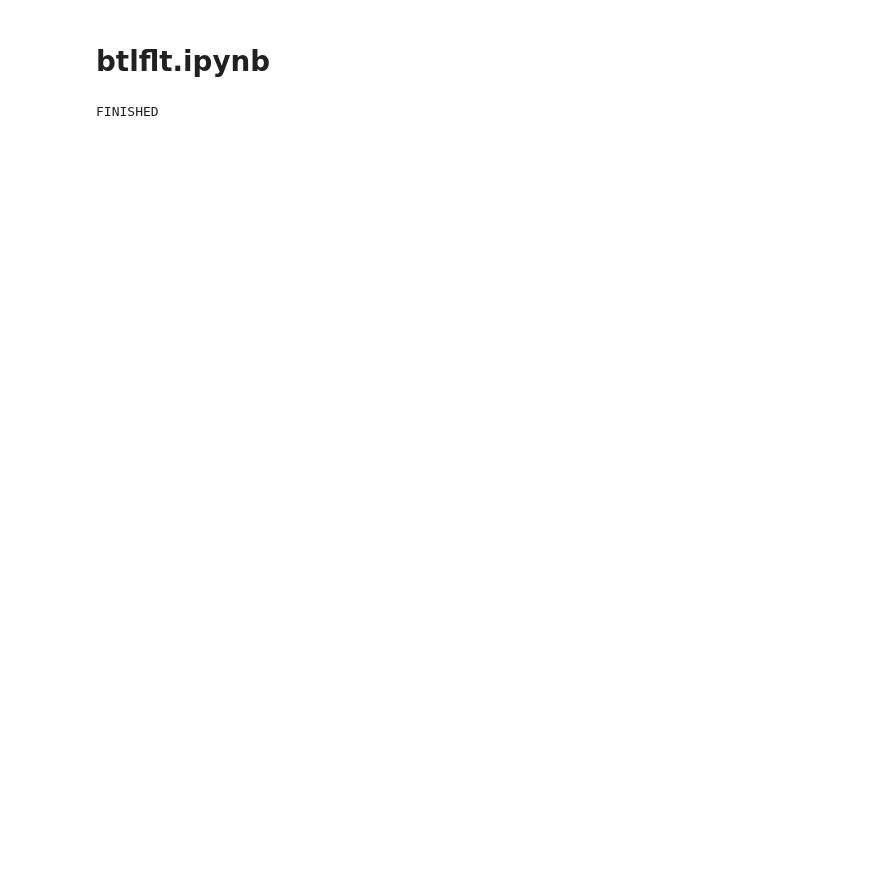
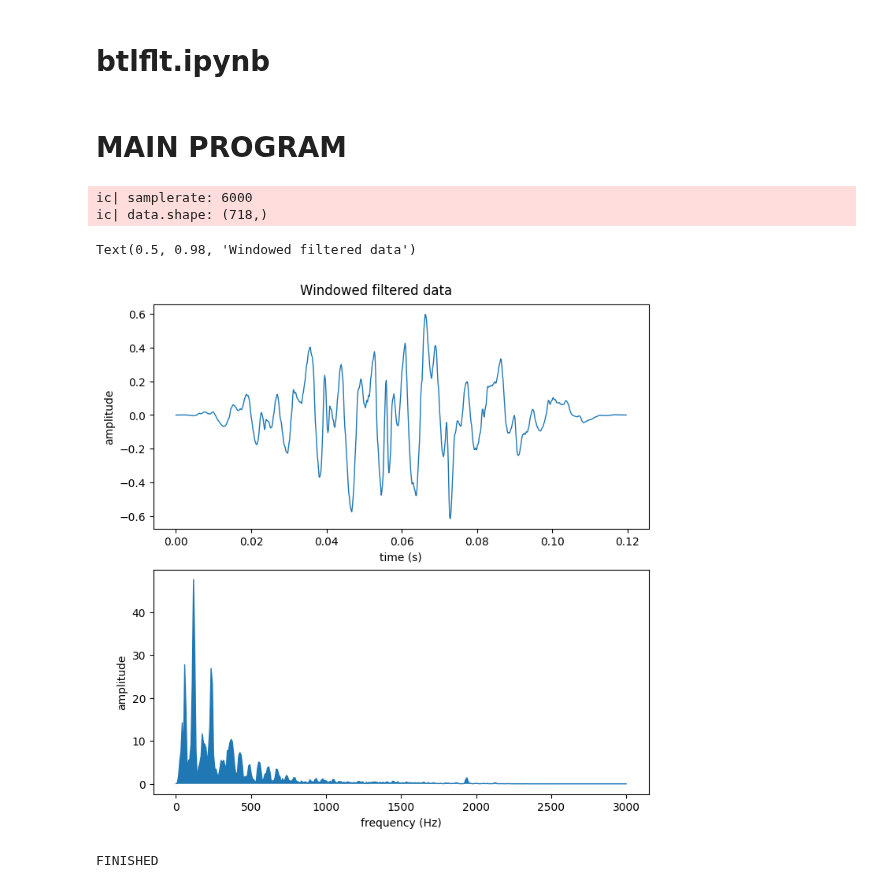
Before and after one commit to aubreymoore/beetles-in-flight, a Jupyter notebook: code/btlflt.ipynb, the cells around one changed output. Cells and saved outputs as stored; diff of their text form; code cells hidden in the pictures; blank space fills up the shorter version.

```diff
--- a/code/btlflt.ipynb
+++ b/code/btlflt.ipynb
@@ -26,2 +76,28 @@ def calc_intensity_list(images_dir, first_frame_num, last_frame_num, normalize=T
 
 # calc_intensity_list(FRAMES_DIR, FIRST_FRAME_NUM, LAST_FRAME_NUM)
+# %%
+def normalize_array(arr):
+    """
+    Normalize array to range between -0.99 and 0.99 with a mean of 0.
+    """
+    arr = arr - np.mean(arr)
+    scale_factor = 0.99 * max(abs(np.min(arr)), np.max(arr))
+    return arr / scale_factor
+
+# normalized_intensity_list = normalize_array(intensity_list)
+# %%
+def calc_intensity_time_series(images_dir:str, first_image:int, last_image:int, normalize:bool=True):
+    """
+    Calculates the average intensity of pixels within each frame of the video scene.
+    If normalize is True, intensity_list will be normalized so that mean is zero and range is -1 to 1.
+    """
+    intensity_list = []
+    for image_num in range(first_image, last_image + 1):
+        image = cv2.imread(f'{images_dir}/{image_num:04d}.png', cv2.IMREAD_GRAYSCALE)
+        intensity = np.mean(image)
+        intensity_list.append(intensity)
+    if normalize:
+        intensity_list = normalize_array(intensity_list)
+    return intensity_list
+
+# calc_intensity_list(FRAMES_DIR, FIRST_FRAME_NUM, LAST_FRAME_NUM)
@@ -81,3 +240,5 @@ FPS = 6000
+# %% [markdown]
+# MAIN PROGRAM
 # %%
 # Step 1: Download the video (best quality, no audio)
 
@@ -95,4 +256,20 @@ else:
     os.mkdir(FRAMES_DIR)
     command = f'ffmpeg -r 1 -i {VIDEO_PATH} -r 1 {FRAMES_DIR}/%04d.png'
     os.system(command)
+# %%
+# Process waveform
+
+raw_data = calc_intensity_time_series(FRAMES_DIR, FIRST_FRAME_NUM, LAST_FRAME_NUM)
+filtered_data = butter_bandpass_filter(data=raw_data, lowcut=30, highcut=2000, fs=SAMPLE_RATE, order=6)
+windowed_filtered_data = np.hanning(len(filtered_data)) * filtered_data
+# %%
+# Show results
+
+fig, (axt, axf) = plot_time_frequency(SAMPLE_RATE, windowed_filtered_data)
+fig.suptitle('Windowed filtered data')
+# %% [output]
+ic| samplerate: 6000
+ic| data.shape: (718,)
+Text(0.5, 0.98, 'Windowed filtered data')
+[figure, added]
 # %%
```
Also changed, not shown: parts of 12 cells of this notebook, 10 other files.
